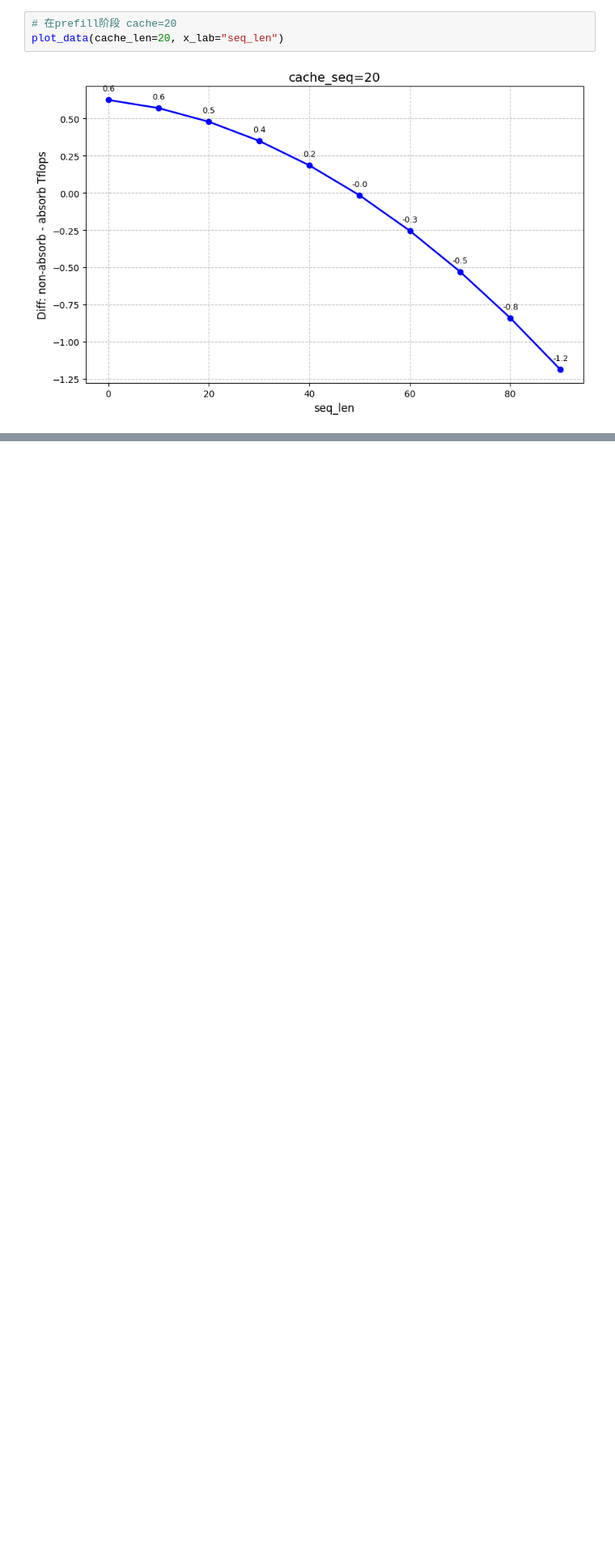
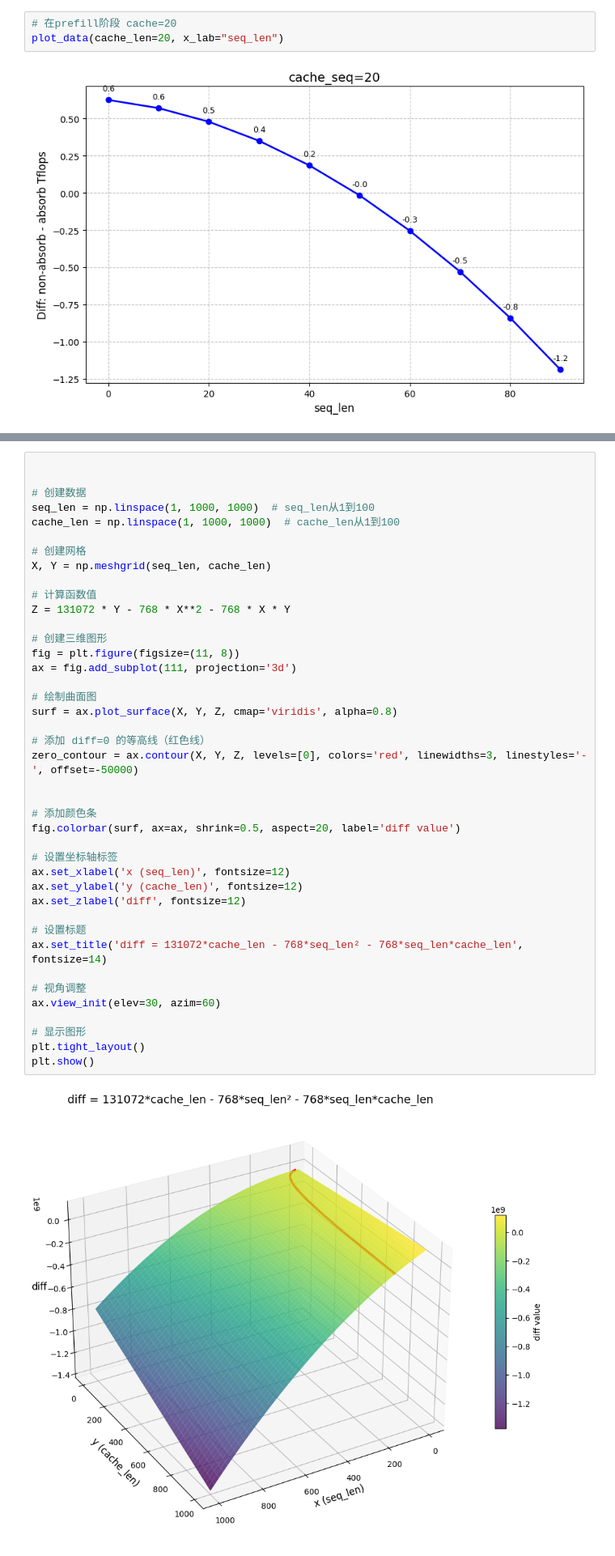
Before and after one commit to CalvinXKY/mfu_calculation, a Jupyter notebook: MLA_absorb_mfu.ipynb, the cells around one changed output, grey strips where cells are left out. Shown: that part at 81% size. Drawn from its saved outputs; the diff is of its cells as text; blank space fills up the shorter version.

```diff
--- a/MLA_absorb_mfu.ipynb
+++ b/MLA_absorb_mfu.ipynb
@@ -133,0 +162,43 @@ plot_data(cache_len=20, x_lab="seq_len")
+# %%
+
+
+# 创建数据
+seq_len = np.linspace(1, 1000, 1000)  # seq_len从1到100
+cache_len = np.linspace(1, 1000, 1000)  # cache_len从1到100
+
+# 创建网格
+X, Y = np.meshgrid(seq_len, cache_len)
+
+# 计算函数值
+Z = 131072 * Y - 768 * X**2 - 768 * X * Y
+
+# 创建三维图形
+fig = plt.figure(figsize=(11, 8))
+ax = fig.add_subplot(111, projection='3d')
+
+# 绘制曲面图
+surf = ax.plot_surface(X, Y, Z, cmap='viridis', alpha=0.8)
+
+# 添加 diff=0 的等高线（红色线）
+zero_contour = ax.contour(X, Y, Z, levels=[0], colors='red', linewidths=3, linestyles='-', offset=-50000)
+
+
+# 添加颜色条
+fig.colorbar(surf, ax=ax, shrink=0.5, aspect=20, label='diff value')
+
+# 设置坐标轴标签
+ax.set_xlabel('x (seq_len)', fontsize=12)
+ax.set_ylabel('y (cache_len)', fontsize=12)
+ax.set_zlabel('diff', fontsize=12)
+
+# 设置标题
+ax.set_title('diff = 131072*cache_len - 768*seq_len² - 768*seq_len*cache_len', fontsize=14)
+
+# 视角调整
+ax.view_init(elev=30, azim=60)
+
+# 显示图形
+plt.tight_layout()
+plt.show()
+# %% [output]
+[figure, added]
```
Also changed, not shown: parts of 10 cells of this notebook.
